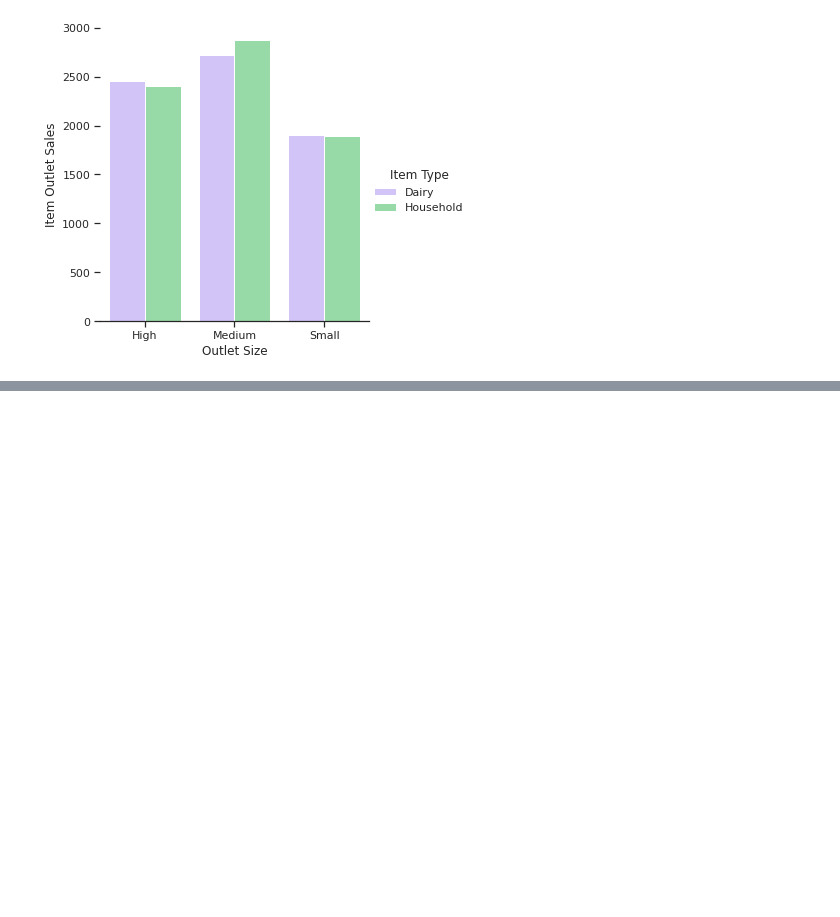
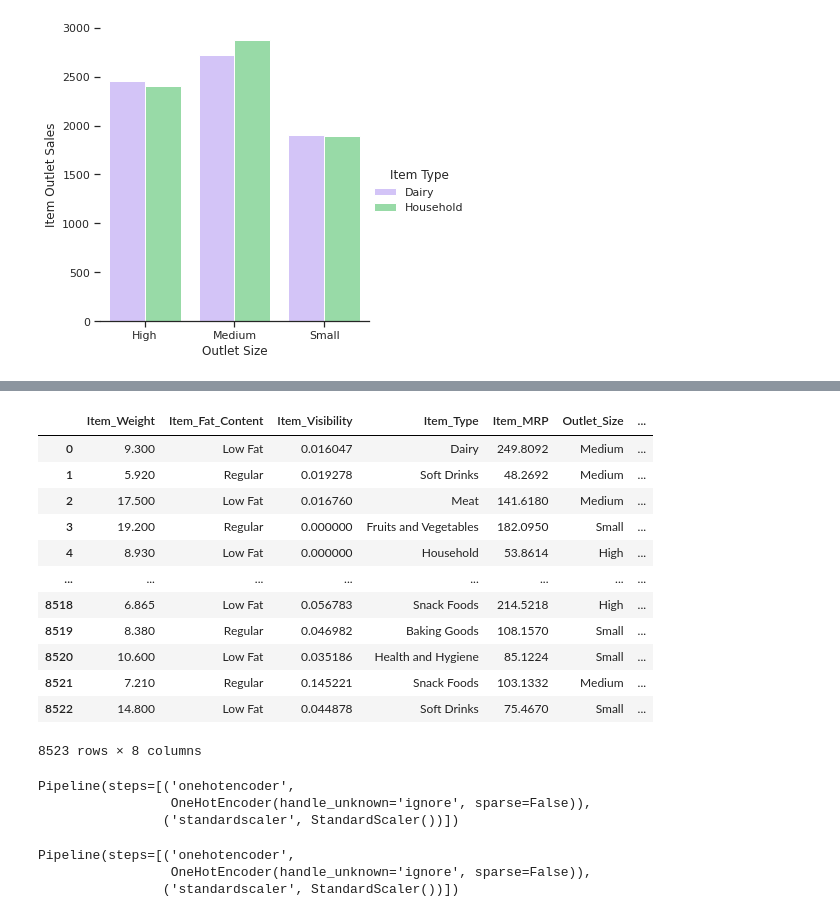
Before and after one commit to LuisaUpegui/sales_predictions-, a Jupyter notebook: sales_predictions.ipynb, the cells around one changed output, grey strips where cells are left out. Drawn from its saved outputs; the diff is of its cells as text; code cells hidden in the pictures; blank space fills up the shorter version.

```diff
--- a/sales_predictions.ipynb
+++ b/sales_predictions.ipynb
@@ -344,0 +399,4 @@ plt.show()
+# %%
+replacement_dictionary = {'Low Fat':0, 'Regular':1}
+df['Item_Fat_Content'].replace(replacement_dictionary, inplace=True)
+df['Item_Fat_Content']
@@ -344,0 +416,4 @@ plt.show()
+# %%
+replacement_dictionary = {'Small':0, 'Medium':1, 'High':2}
+df['Outlet_Size'].replace(replacement_dictionary, inplace=True)
+df['Outlet_Size']
@@ -344,0 +433,23 @@ plt.show()
+# %%
+# 1-Identifiquen el objetivo (X) y las características (y)
+
+#Eliminar Item Outlet sales de la variable X, y aquellos que no son caracteristicas
+X = df.drop(columns=['Item_Outlet_Sales','Item_Identifier','Outlet_Identifier','Outlet_Establishment_Year'])
+#Definir y como mi varible objeto, la que quiero predecir
+y = df['Item_Outlet_Sales']
+# %%
+X
+# %% [output]
+|  | Item_Weight | Item_Fat_Content | Item_Visibility | Item_Type | Item_MRP | Outlet_Size | ... |
+| 0 | 9.300 | Low Fat | 0.016047 | Dairy | 249.8092 | Medium | ... |
+| 1 | 5.920 | Regular | 0.019278 | Soft Drinks | 48.2692 | Medium | ... |
+| 2 | 17.500 | Low Fat | 0.016760 | Meat | 141.6180 | Medium | ... |
+| 3 | 19.200 | Regular | 0.000000 | Fruits and Vegetables | 182.0950 | Small | ... |
+| 4 | 8.930 | Low Fat | 0.000000 | Household | 53.8614 | High | ... |
+| ... | ... | ... | ... | ... | ... | ... | ... |
+| 8518 | 6.865 | Low Fat | 0.056783 | Snack Foods | 214.5218 | High | ... |
+| 8519 | 8.380 | Regular | 0.046982 | Baking Goods | 108.1570 | Small | ... |
+| 8520 | 10.600 | Low Fat | 0.035186 | Health and Hygiene | 85.1224 | Small | ... |
+| 8521 | 7.210 | Regular | 0.145221 | Snack Foods | 103.1332 | Medium | ... |
+| 8522 | 14.800 | Low Fat | 0.044878 | Soft Drinks | 75.4670 | Small | ... |
+8523 rows × 8 columns
@@ -344,0 +464,13 @@ plt.show()
+# %%
+preprocessing_pipeline = make_pipeline(ohe, scaler)
+preprocessing_pipeline
+# %% [output]
+Pipeline(steps=[('onehotencoder',
+                 OneHotEncoder(handle_unknown='ignore', sparse=False)),
+                ('standardscaler', StandardScaler())])
+# %%
+preprocessing_pipeline.fit(X_train)
+# %% [output]
+Pipeline(steps=[('onehotencoder',
+                 OneHotEncoder(handle_unknown='ignore', sparse=False)),
+                ('standardscaler', StandardScaler())])
```
Also changed, not shown: parts of 19 cells of this notebook.
